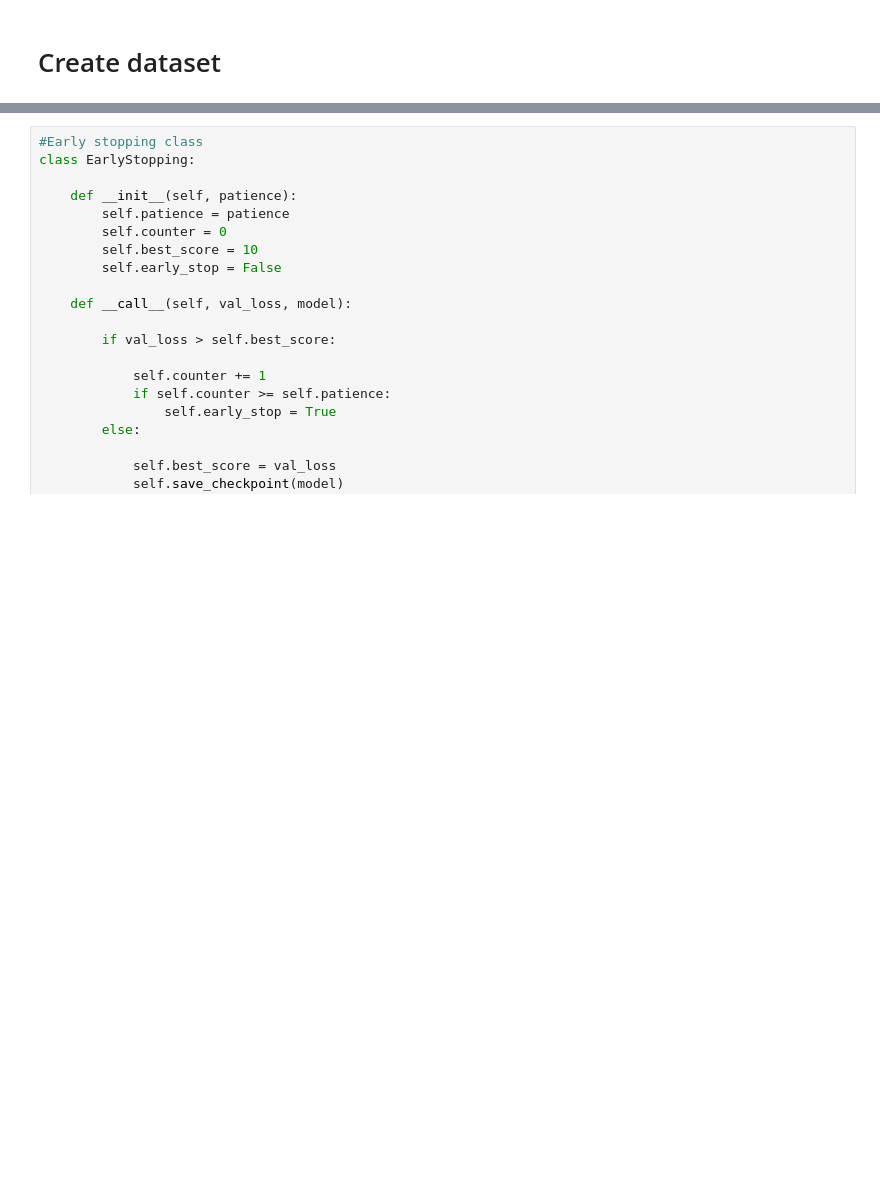
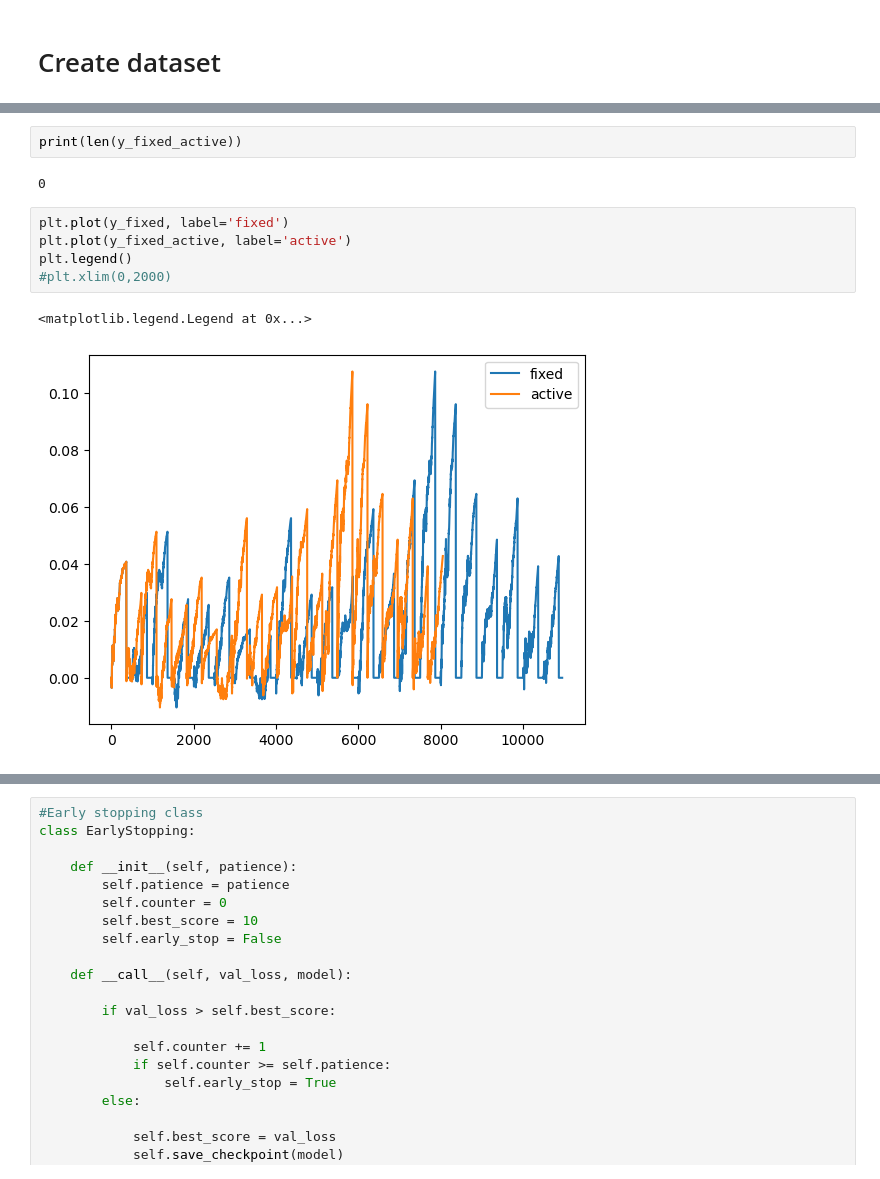
Before and after one commit to matteocitterio/Generative-models-for-financial-networks, a Jupyter notebook: NodeRegression/SandBox_Updated.ipynb, the cells around one changed output, grey strips where cells are left out. Drawn from its saved outputs; the diff is of its cells as text; blank space fills up the shorter version.

```diff
--- a/NodeRegression/SandBox_Updated.ipynb
+++ b/NodeRegression/SandBox_Updated.ipynb
@@ -93 +134,13 @@ Arrival times:  [    0   366   732  1098  1464  1830  2196  2562  2928  3294  36
 Max number of simultaneously active contracts: 1
+# %%
+print(len(y_fixed_active))
+# %% [output]
+0
+# %%
+plt.plot(y_fixed, label='fixed')
+plt.plot(y_fixed_active, label='active')
+plt.legend()
+#plt.xlim(0,2000)
+# %% [output]
+<matplotlib.legend.Legend at 0x...>
+[figure, added]
```
Also changed, not shown: parts of 23 cells of this notebook, 1 other file.
